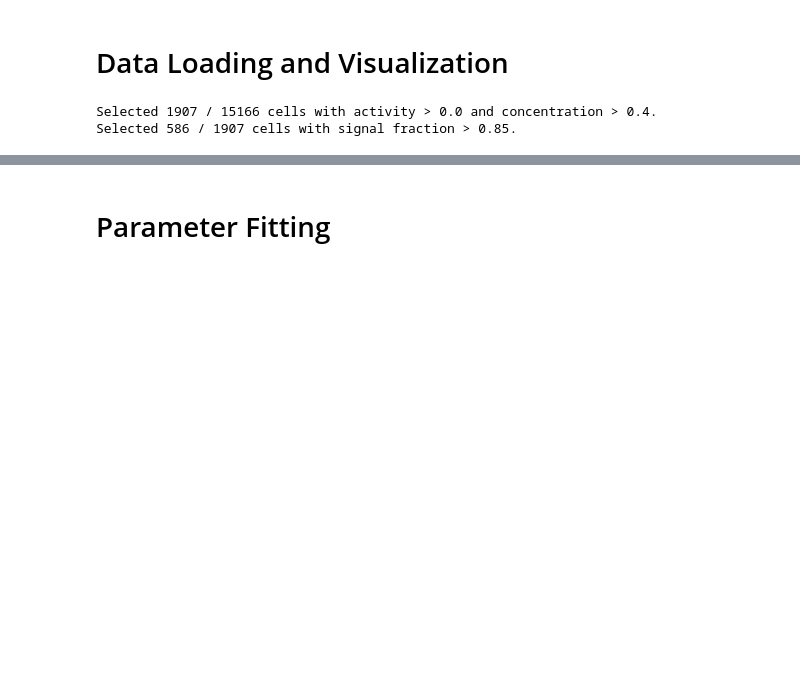
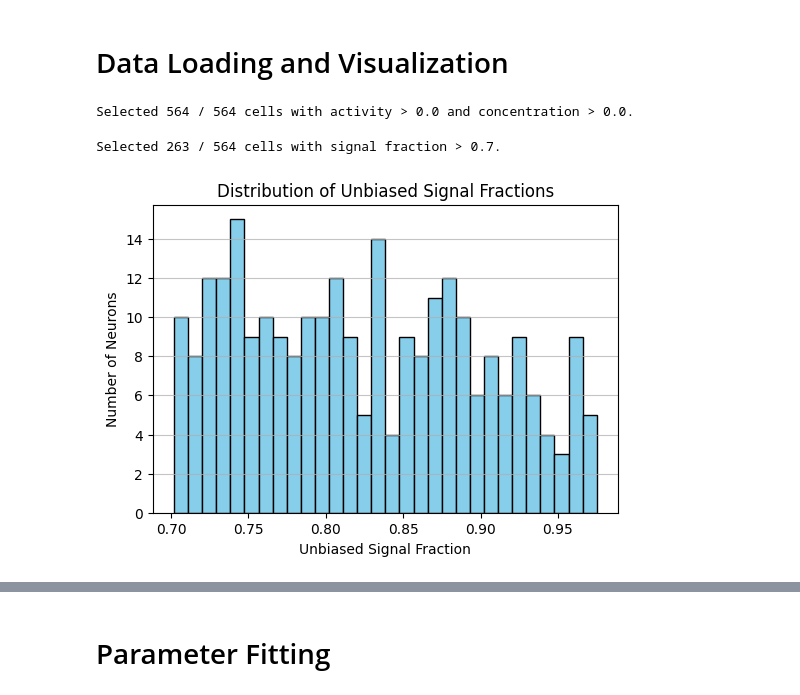
Before and after one commit to reillytilbury/EDGAR, a Jupyter notebook: figures/cross_validation_tests.ipynb, the cells around one changed output, grey strips where cells are left out. Saved outputs shown, nothing was run; the diff lists cells and outputs as text; code cells hidden in the pictures; blank space fills up the shorter version.

```diff
--- a/figures/cross_validation_tests.ipynb
+++ b/figures/cross_validation_tests.ipynb
@@ -383,8 +607,8 @@ def parameter_estimator_single(stimuli, spike_counts):
 # Data Loading and Visualization
 # %%
 # 1. Jacob Blocked Data (n_bins=256, signal_fraction_thresh=0.85)
-data_dirs = ['/home/reilly/Desktop/jacob data/bz15/data2.npy', '/home/reilly/Desktop/jacob data/bz15/data3.npy', '/home/reilly/Desktop/jacob data/bz15/data5.npy']
-metadata_dirs = ['/home/reilly/Desktop/jacob data/bz15/meta2.mat', '/home/reilly/Desktop/jacob data/bz15/meta3.mat', '/home/reilly/Desktop/jacob data/bz15/meta5.mat']
+# data_dirs = ['/home/reilly/Desktop/jacob data/bz15/data2.npy', '/home/reilly/Desktop/jacob data/bz15/data3.npy', '/home/reilly/Desktop/jacob data/bz15/data5.npy']
+# metadata_dirs = ['/home/reilly/Desktop/jacob data/bz15/meta2.mat', '/home/reilly/Desktop/jacob data/bz15/meta3.mat', '/home/reilly/Desktop/jacob data/bz15/meta5.mat']
 
 # 2. Jacob Continuous Data (n_bins=180, signal_fraction_thresh=0.85)
 # data_dirs = ['/home/reilly/Desktop/BZ016_2025-06-24_1_dspikes.npy']
@@ -402,16 +626,37 @@ metadata_dirs = ['/home/reilly/Desktop/jacob data/bz15/meta2.mat', '/home/reilly
 
 # 6. Stringer Data 3
 # data_dir = '/home/reilly/Downloads/8279387/gratings_drifting_GT3_2019_04_05_1.npy'
-response, angles = utils.load_data(data_dir = [data_dirs, metadata_dirs],
-                                   data_type='jacob',
-                                   conc_thresh=0.4,
+# response, angles, global_cell_indices = utils.load_data(data_dir = [data_dirs, metadata_dirs],
+#                                    data_type='jacob',
+#                                    conc_thresh=0.4,
+#                                    activity_thresh=0.0,
+#                                    signal_fraction_thresh=0.85,
+#                                    n_bins=256, min_repeats=6)
+# signal_fractions = utils.unbiased_signal_fraction(response)[0]
+
+# 7. Hayley data
+data_dir = '/home/reilly/datasets/hayley_data/spike_counts.npy'
+response, angles, global_cell_indices = utils.load_data(data_dir = data_dir,
+                                   data_type='hayley',
+                                   conc_thresh=0.0,
                                    activity_thresh=0.0,
-                                   signal_fraction_thresh=0.85,
-                                   n_bins=256, min_repeats=6)
+                                   signal_fraction_thresh=0.55,
+                                   n_bins=360, min_repeats=6, return_indices=True)
 signal_fractions = utils.unbiased_signal_fraction(response)[0]
 # %% [output]
-Selected 1907 / 15166 cells with activity > 0.0 and concentration > 0.4.
-Selected 586 / 1907 cells with signal fraction > 0.85.
+Selected 564 / 564 cells with activity > 0.0 and concentration > 0.0.
+Selected 263 / 564 cells with signal fraction > 0.7.
+# %%
+# plot histogram of signal fractions
+plt.figure(figsize=(6,4))
+plt.hist(signal_fractions, bins=30, color='skyblue', edgecolor='black')
+plt.xlabel('Unbiased Signal Fraction')
+plt.ylabel('Number of Neurons')
+plt.title('Distribution of Unbiased Signal Fractions')
+plt.grid(axis='y', alpha=0.75)
+plt.show()
+# %% [output]
+[figure, added]
 # %%
 # choose 16 random cells to plot fits for
 n_cells = response.shape[1]
```
Also changed, not shown: parts of 23 cells of this notebook, 8 other files.
